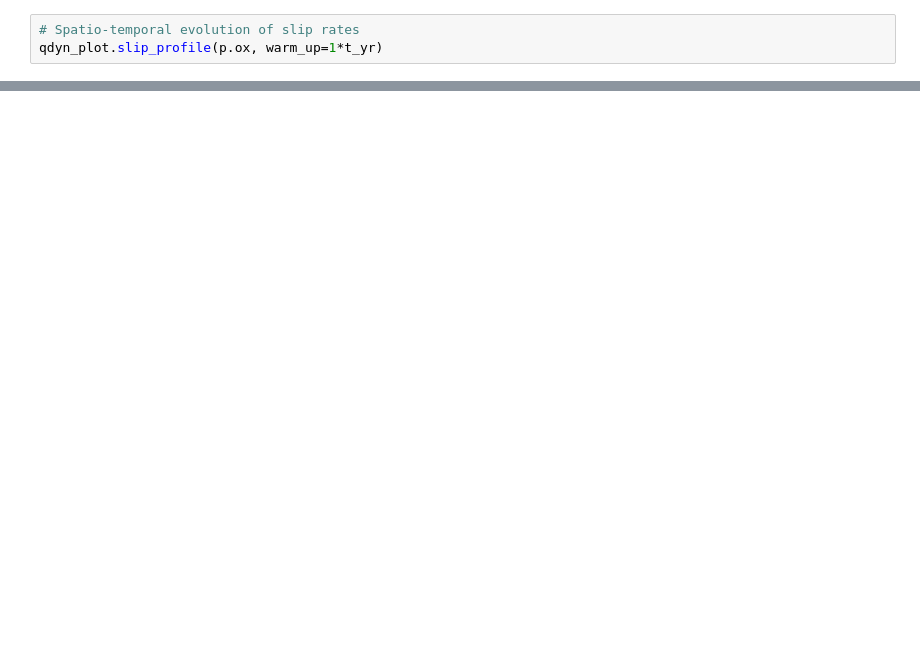
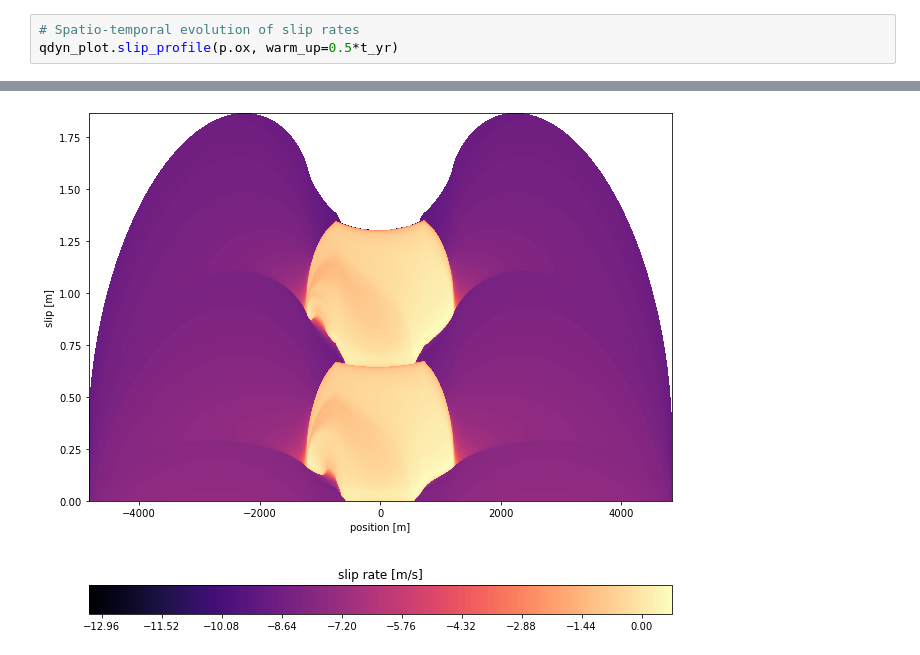
Before and after one commit to elifo/qdyn, a Jupyter notebook: examples/elif/10L_homogeneous/post_process.ipynb, the cells around one changed output, grey strips where cells are left out. Saved outputs shown, nothing was run; the diff lists cells and outputs as text; blank space fills up the shorter version.

```diff
--- a/examples/elif/10L_homogeneous/post_process.ipynb
+++ b/examples/elif/10L_homogeneous/post_process.ipynb
@@ -130,4 +134,4 @@ qdyn_plot.timeseries(p.ot[0], p.ot_vmax)
 # %%
 # Spatio-temporal evolution of slip rates
-qdyn_plot.slip_profile(p.ox, warm_up=1*t_yr)
+qdyn_plot.slip_profile(p.ox, warm_up=0.5*t_yr)
 # %% [output]
@@ -136,3 +138,4 @@ qdyn_plot.slip_profile(p.ox, warm_up=1*t_yr)
+[figure, added]
 # %%
 p.ox
 # %% [output]
```
Also changed, not shown: parts of 11 cells of this notebook, 2 other files.
